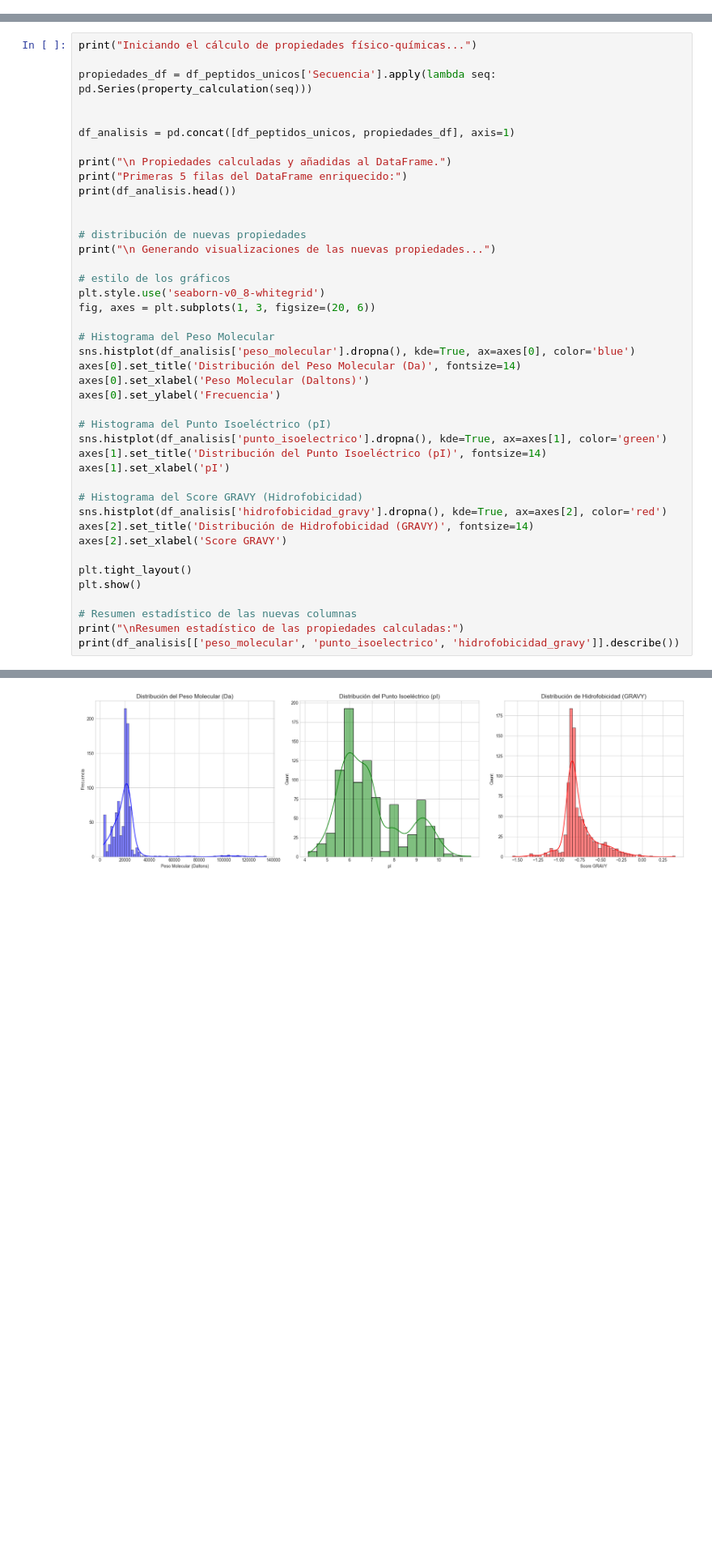
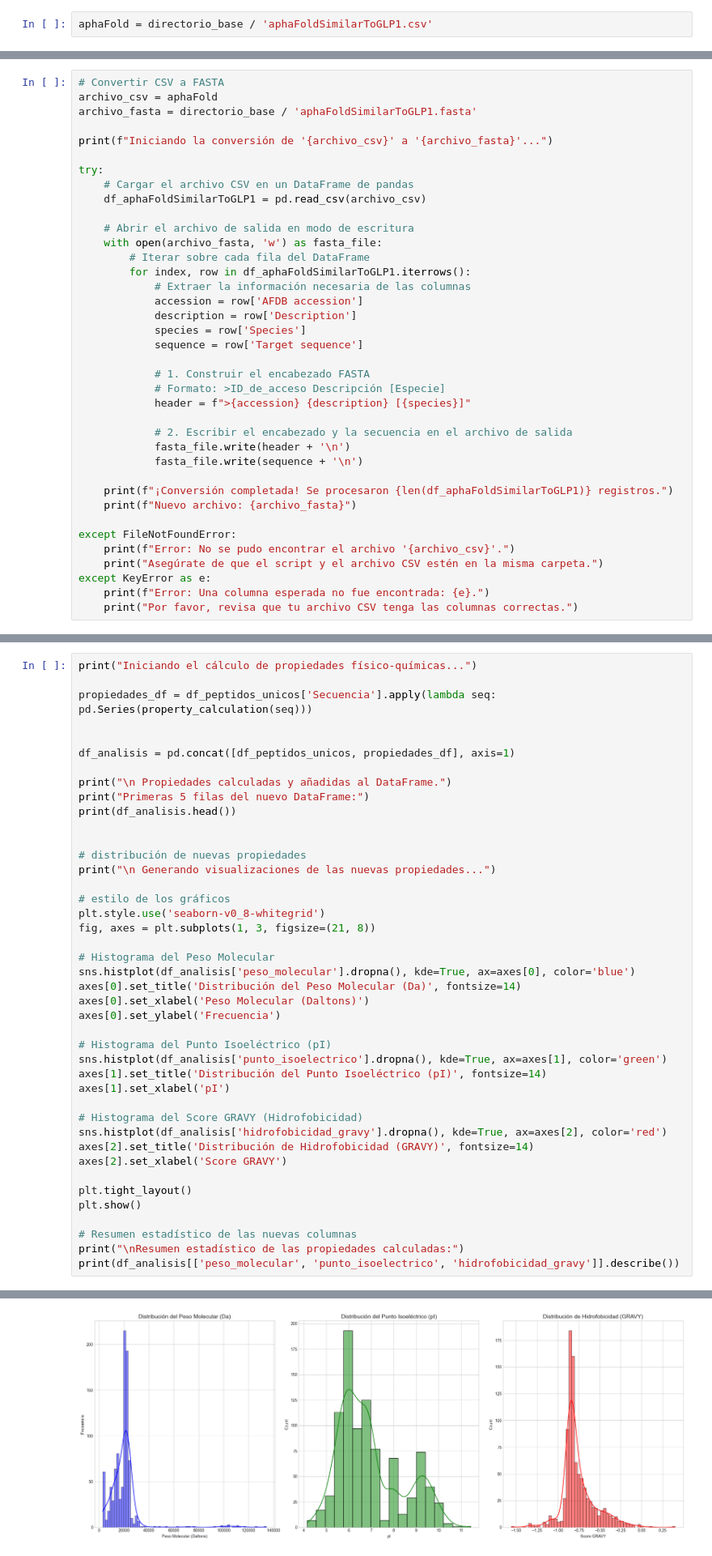
Before and after one commit to Julio21-ai/glp-1_drug_discovery, a Jupyter notebook: notebooks/Avance 1.ipynb, the cells around one changed output, grey strips where cells are left out. Shown at 81% size. Drawn from its saved outputs; the diff is of its cells as text; blank space fills up the shorter version.

Commit message:
fin del analisis de FASTA

```diff
--- a/notebooks/Avance 1.ipynb
+++ b/notebooks/Avance 1.ipynb
@@ -89,0 +113,2 @@ https://blast.ncbi.nlm.nih.gov/Blast.cgi?PAGE_TYPE=BlastSearch&USER_FORMAT_DEFAU
+# %%
+aphaFold = directorio_base / 'aphaFoldSimilarToGLP1.csv'
@@ -89,0 +264,38 @@ https://blast.ncbi.nlm.nih.gov/Blast.cgi?PAGE_TYPE=BlastSearch&USER_FORMAT_DEFAU
+# %%
+# Convertir CSV a FASTA
+archivo_csv = aphaFold
+archivo_fasta = directorio_base / 'aphaFoldSimilarToGLP1.fasta'
+
+print(f"Iniciando la conversión de '{archivo_csv}' a '{archivo_fasta}'...")
+
+try:
+    # Cargar el archivo CSV en un DataFrame de pandas
+    df_aphaFoldSimilarToGLP1 = pd.read_csv(archivo_csv)
+
+    # Abrir el archivo de salida en modo de escritura
+    with open(archivo_fasta, 'w') as fasta_file:
+        # Iterar sobre cada fila del DataFrame
+        for index, row in df_aphaFoldSimilarToGLP1.iterrows():
+            # Extraer la información necesaria de las columnas
+            accession = row['AFDB accession']
+            description = row['Description']
+            species = row['Species']
+            sequence = row['Target sequence']
+
+            # 1. Construir el encabezado FASTA
+            # Formato: >ID_de_acceso Descripción [Especie]
+            header = f">{accession} {description} [{species}]"
+
+            # 2. Escribir el encabezado y la secuencia en el archivo de salida
+            fasta_file.write(header + '\n')
+            fasta_file.write(sequence + '\n')
+
+    print(f"¡Conversión completada! Se procesaron {len(df_aphaFoldSimilarToGLP1)} registros.")
+    print(f"Nuevo archivo: {archivo_fasta}")
+
+except FileNotFoundError:
+    print(f"Error: No se pudo encontrar el archivo '{archivo_csv}'.")
+    print("Asegúrate de que el script y el archivo CSV estén en la misma carpeta.")
+except KeyError as e:
+    print(f"Error: Una columna esperada no fue encontrada: {e}.")
+    print("Por favor, revisa que tu archivo CSV tenga las columnas correctas.")
@@ -486,7 +663,7 @@ propiedades_df = df_peptidos_unicos['Secuencia'].apply(lambda seq: pd.Series(pro
 df_analisis = pd.concat([df_peptidos_unicos, propiedades_df], axis=1)
 
 print("\n Propiedades calculadas y añadidas al DataFrame.")
-print("Primeras 5 filas del DataFrame enriquecido:")
+print("Primeras 5 filas del nuevo DataFrame:")
 print(df_analisis.head())
 
 
@@ -495,7 +672,7 @@ print("\n Generando visualizaciones de las nuevas propiedades...")
 
 # estilo de los gráficos
 plt.style.use('seaborn-v0_8-whitegrid')
-fig, axes = plt.subplots(1, 3, figsize=(20, 6))
+fig, axes = plt.subplots(1, 3, figsize=(21, 8))
 
 # Histograma del Peso Molecular
 sns.histplot(df_analisis['peso_molecular'].dropna(), kde=True, ax=axes[0], color='blue')
@@ -527,17 +704,17 @@ Primeras 5 filas del DataFrame enriquecido:
                                ID  \
 0            sp|P01275|GLUC_HUMAN
 1  tr|A0A2R8ZHC5|A0A2R8ZHC5_PANPA
 2  tr|A0A096MTV1|A0A096MTV1_PAPAN
 3  tr|A0A2K5LPY8|A0A2K5LPY8_CERAT
 4  tr|A0A2K5SE38|A0A2K5SE38_CEBIM
 
                                          Descripcion  \
 ... (24 lines left out)
 3            5.845686             -0.833333
 4            5.845686             -0.827778
 
  Generando visualizaciones de las nuevas propiedades...
-[figure, old version]
+[figure, new version]
 Resumen estadístico de las propiedades calculadas:
        peso_molecular  punto_isoelectrico  hidrofobicidad_gravy
 count      921.000000          921.000000            921.000000
```
Also changed, not shown: parts of 119 cells of this notebook, 1 other file.
